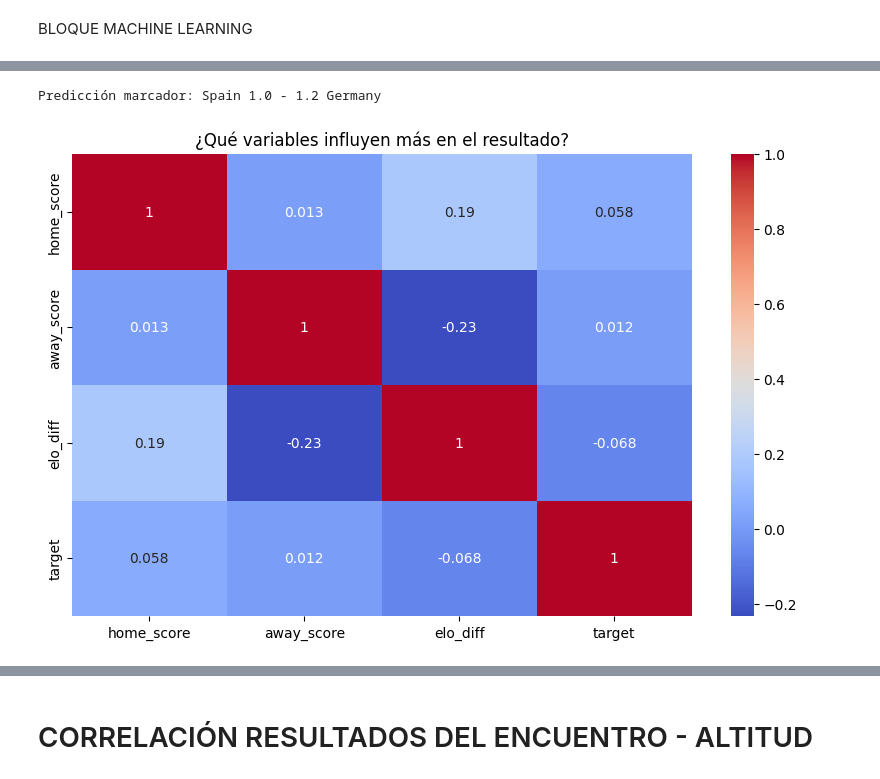
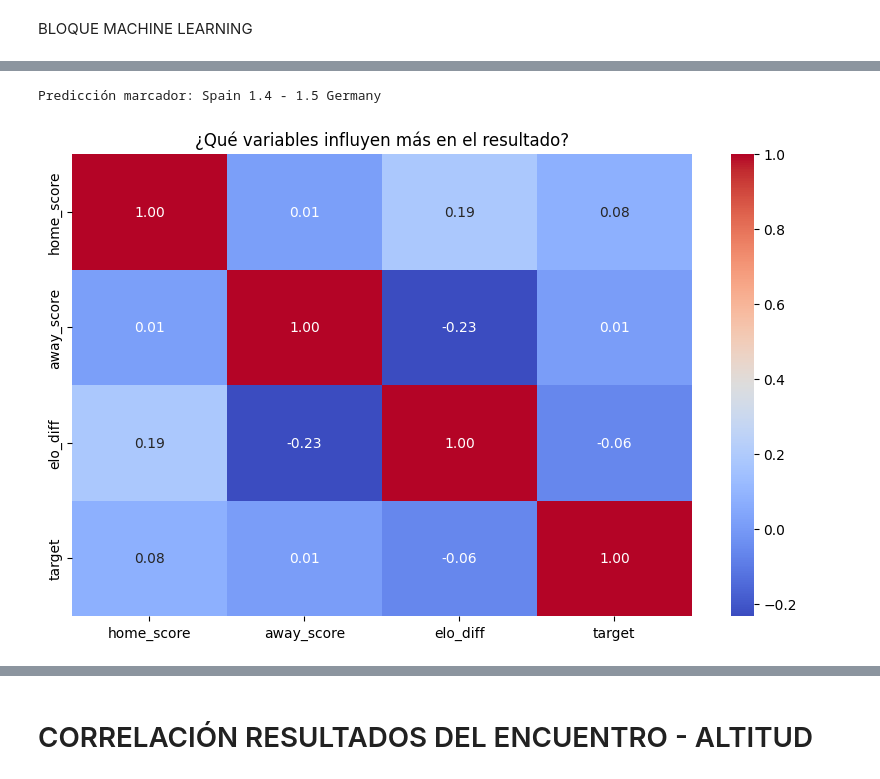
Before and after one commit to Agustin-Casebonne/WorldCup, a Jupyter notebook: MachineLearning/MachineLearningModel.ipynb, the cells around one changed output, grey strips where cells are left out. Saved outputs shown, nothing was run; the diff lists cells and outputs as text; code cells hidden in the pictures.

```diff
--- a/MachineLearning/MachineLearningModel.ipynb
+++ b/MachineLearning/MachineLearningModel.ipynb
@@ -145,32 +216,60 @@ Precisión del modelo: 51.32%
 # %%
-from sklearn.ensemble import RandomForestRegressor
+import numpy as np
+from sklearn.ensemble import GradientBoostingRegressor
 
-# Entrenamos dos modelos: uno para goles locales y otro para visitantes
-model_goals_home = RandomForestRegressor().fit(X_train, df.loc[X_train.index, 'home_score'])
-model_goals_away = RandomForestRegressor().fit(X_train, df.loc[X_train.index, 'away_score'])
+# Entrenamos los dos modelos usando el algoritmo ganador (Gradient Boosting)
+model_goals_home = GradientBoostingRegressor(random_state=42).fit(
+    X_train, df.loc[X_train.index, "home_score"]
+)
+model_goals_away = GradientBoostingRegressor(random_state=42).fit(
+    X_train, df.loc[X_train.index, "away_score"]
+)
+
 
 def predecir_marcador(local, visitante):
-    h = le_team.transform([local])[0]
-    a = le_team.transform([visitante])[0]
-    # Usamos elo_diff = 0 por defecto si no lo tenemos
-    input_data = np.array([[h, a, 0]])
+    try:
+        # Transformamos los nombres a los índices numéricos correspondientes
+        h = le_team.transform([local])[0]
+        a = le_team.transform([visitante])[0]
 
-    goles_h = model_goals_home.predict(input_data)[0]
-    goles_a = model_goals_away.predict(input_data)[0]
+        # Usamos elo_diff = 0 por defecto si no lo tenemos
+        input_data = np.array([[h, a, 0]])
 
-    print(f"Predicción marcador: {local} {goles_h:.1f} - {goles_a:.1f} {visitante}")
+        # Predecimos goles
+        goles_h = model_goals_home.predict(input_data)[0]
+        goles_a = model_goals_away.predict(input_data)[0]
 
+        # Forzamos a que no existan goles negativos en la predicción
+        goles_h = max(0, goles_h)
+        goles_a = max(0, goles_a)
+
+        print(
+            f"Predicción marcador: {local} {goles_h:.1f} - {goles_a:.1f} {visitante}"
+        )
+
+    except ValueError:
+        print(
+            f"Error: Uno de los equipos ('{local}' o '{visitante}') no está en la base de datos."
+        )
+
+
+# Probamos el sistema
 predecir_marcador("Spain", "Germany")
 # %% [output]
-Predicción marcador: Spain 1.0 - 1.2 Germany
+Predicción marcador: Spain 1.4 - 1.5 Germany
 # %%
+import matplotlib.pyplot as plt
 import seaborn as sns
-import matplotlib.pyplot as plt
 
-plt.figure(figsize=(10,6))
-sns.heatmap(df[['home_score', 'away_score', 'elo_diff', 'target']].corr(), annot=True, cmap='coolwarm')
+plt.figure(figsize=(10, 6))
+sns.heatmap(
+    df[["home_score", "away_score", "elo_diff", "target"]].corr(),
+    annot=True,
+    cmap="coolwarm",
+    fmt=".2f",
+)
 plt.title("¿Qué variables influyen más en el resultado?")
 plt.show()
 # %% [output]
-[figure, old version]
+[figure, new version]
 # %%
```
Also changed, not shown: parts of 14 cells of this notebook, 3 other files.
